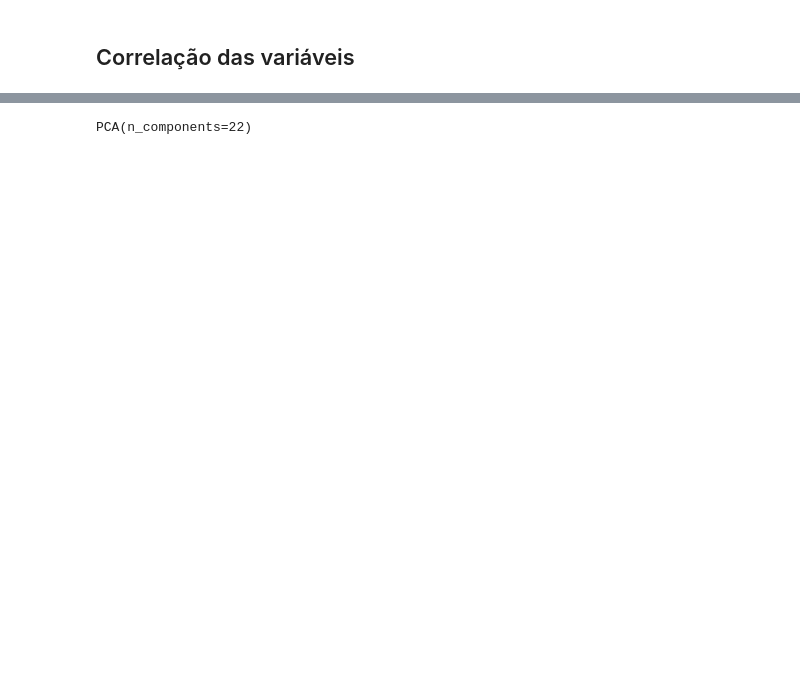
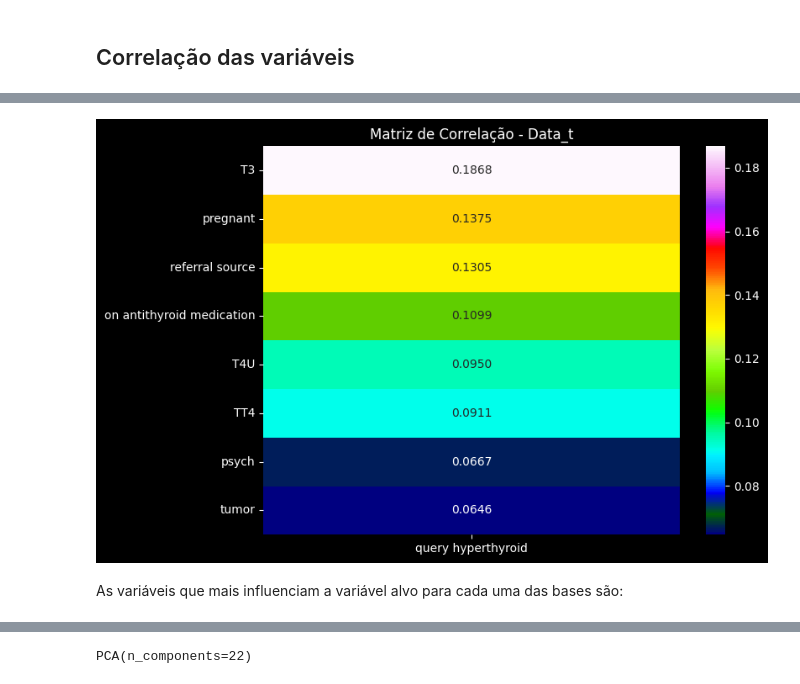
Before and after one commit to marinappdf/projetos-EBAC, a Jupyter notebook: Projeto Final/pred-hipertiroidismo.ipynb, the cells around one changed output, grey strips where cells are left out. Cells and saved outputs as stored; diff of their text form; code cells hidden in the pictures; blank space fills up the shorter version.

```diff
--- a/Projeto Final/pred-hipertiroidismo.ipynb
+++ b/Projeto Final/pred-hipertiroidismo.ipynb
@@ -318,0 +384,8 @@ Feito então, substitui nulos dos numéricos, corrigi outlieres, agora é a vez
+# %%
+data_t.loc[data_t['age'] > 100, 'age'] = data_t['age'].mode()[0]
+data_t.loc[data_t['TT4'] > 200, 'TT4'] = data_t['TT4'].mode()[0]
+data_t.loc[data_t['FTI'] > 200, 'FTI'] = data_t['FTI'].mode()[0]
+data_t.loc[data_t['TSH'] > 300, 'TSH'] = data_t['TSH'].mode()[0]
+data_t.loc[data_t['T3'] > 8, 'T3'] = data_t['T3'].mode()[0]
+data_t.loc[data_t['T4U'] > 8, 'T4U'] = data_t['T4U'].mode()[0]
+print(data_t.shape)
@@ -349,5 +427,6 @@ binaryClass: ['P' 'N']
 # %%
 data = data.drop(['TSH measured', 'T3 measured', 'TT4 measured', 'T4U measured', 'FTI measured', 'TBG measured'], axis = 1)
+data_t = data_t.drop(['TSH measured', 'T3 measured', 'TT4 measured', 'T4U measured', 'FTI measured', 'TBG measured'], axis = 1)
 column_letters.remove('TSH measured')
 column_letters.remove('T3 measured')
 column_letters.remove('TT4 measured')
@@ -404,0 +500,20 @@ Downcasting behavior in `replace` is deprecated and will be removed in a future
+# %%
+for i in column_letters:
+        data_t[i] = data_t[i].replace('t', 1)
+        data_t[i] = data_t[i].replace('f', 0)
+
+        data_t[i] = data_t[i].replace('M', 1)
+        data_t[i] = data_t[i].replace('F', 0)
+        data_t[i] = data_t[i].replace('?', 2)
+
+        data_t[i] = data_t[i].replace('P', 1)
+        data_t[i] = data_t[i].replace('N', 0)
+
+        data_t[i] = data_t[i].replace('other', 0)
+        data_t[i] = data_t[i].replace('STMW', 1)
+        data_t[i] = data_t[i].replace('SVHC', 2)
+        data_t[i] = data_t[i].replace('SVHD', 3)
+        data_t[i] = data_t[i].replace('SVI', 4)
+
+        data_t[i] = pd.to_numeric(data_t[i], errors='coerce')
+        #print(f'{i}: {data_t[i].unique()}')
@@ -420,0 +541,13 @@ plt.show()
+# %%
+correlation_matrix_t = data_t.select_dtypes(include=['number']).corr()
+
+correlation_matrix_filter_t = correlation_matrix_t[correlation_matrix_t['query hyperthyroid']==1]
+
+plt.figure(figsize=(8, 6))
+sns.heatmap(abs(correlation_matrix_filter_t.T).sort_values(by='query hyperthyroid',ascending=False).iloc[range(1,9)], annot=True, cmap='gist_ncar', fmt=".4f", annot_kws={"size": 10})
+plt.title('Matriz de Correlação - Data_t')
+plt.show()
+# %% [output]
+[figure, added]
+# %% [markdown]
+As variáveis que mais influenciam a variável alvo para cada uma das bases são:
```
Also changed, not shown: parts of 83 cells of this notebook.
